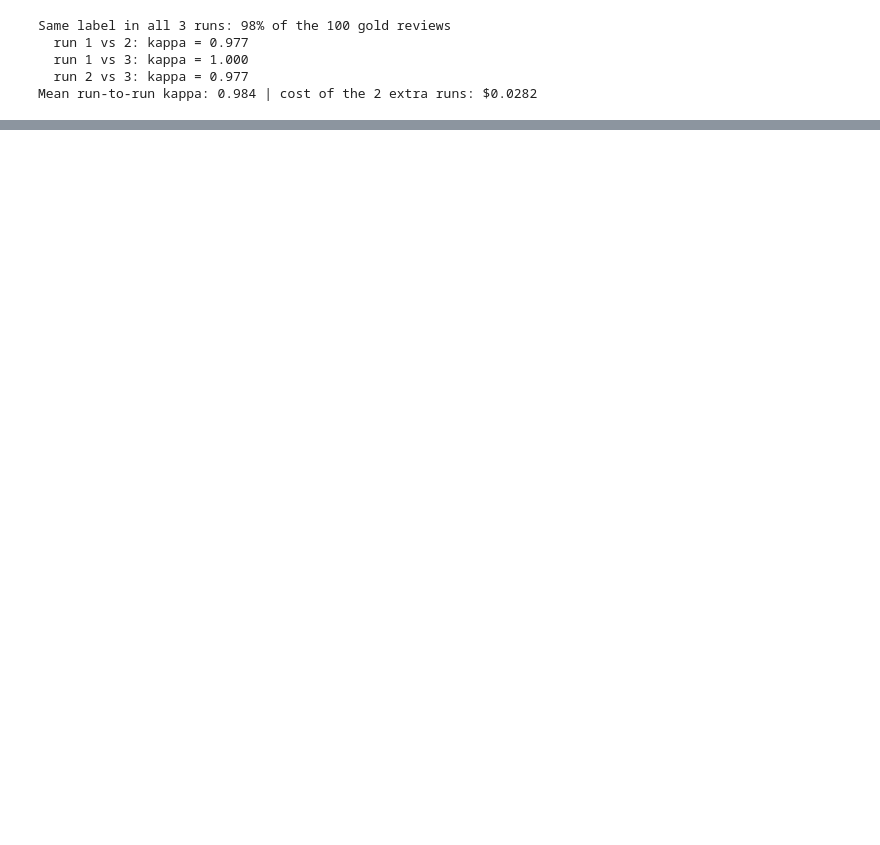
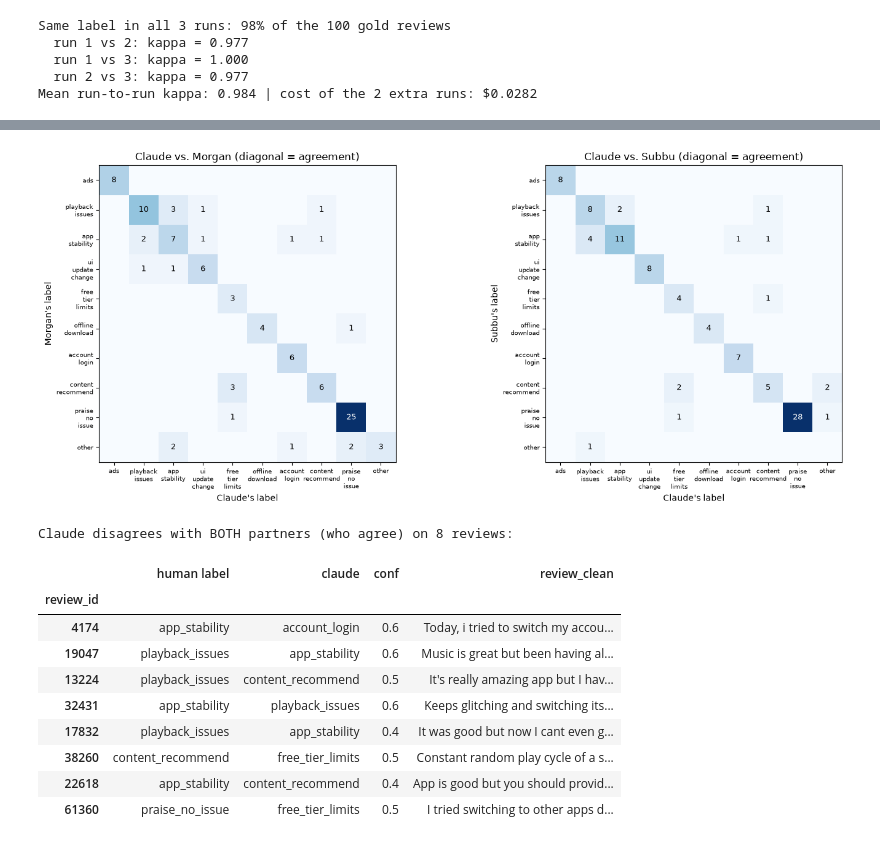
Before and after one commit to morghendy12/spotify_reviews_project, a Jupyter notebook: notebooks/spotify_review_triage.ipynb, the cells around one changed output, grey strips where cells are left out. Drawn from its saved outputs; the diff is of its cells as text; code cells hidden in the pictures; blank space fills up the shorter version.

```diff
--- a/notebooks/spotify_review_triage.ipynb
+++ b/notebooks/spotify_review_triage.ipynb
@@ -972,0 +1196,34 @@ Mean run-to-run kappa: 0.984 | cost of the 2 extra runs: $0.0282
+# %%
+fig, axes = plt.subplots(1, 2, figsize=(15, 6))
+short = {k: k.replace("_", "\n") for k in LABELS}
+for ax, ref in zip(axes, ["morgan", "subbu"]):
+    cm = confusion_matrix(ev[ref], ev["claude"], labels=list(LABELS))
+    ax.imshow(cm, cmap="Blues")
+    for i in range(len(LABELS)):
+        for j in range(len(LABELS)):
+            if cm[i, j]:
+                ax.text(j, i, cm[i, j], ha="center", va="center", color="white" if cm[i, j] > cm.max() / 2 else "black", fontsize=9)
+    ax.set_xticks(range(len(LABELS)), [short[k] for k in LABELS], fontsize=7)
+    ax.set_yticks(range(len(LABELS)), [short[k] for k in LABELS], fontsize=7)
+    ax.set_xlabel("Claude's label"); ax.set_ylabel(f"{ref.title()}'s label")
+    ax.set_title(f"Claude vs. {ref.title()} (diagonal = agreement)")
+plt.tight_layout(); plt.savefig(FIG / "confusion_claude_vs_humans.png", dpi=150); plt.show()
+
+# Which mistakes does Claude make most often? (pairs where Claude disagrees with BOTH humans, who agree with each other)
+both = ev[(ev["morgan"] == ev["subbu"]) & (ev["claude"] != ev["morgan"])]
+print(f"Claude disagrees with BOTH partners (who agree) on {len(both)} reviews:")
+with pd.option_context("display.max_colwidth", 120):
+    display(both[["morgan", "claude", "conf", "review_clean"]].rename(columns={"morgan": "human label"}))
+# %% [output]
+[figure, added]
+Claude disagrees with BOTH partners (who agree) on 8 reviews:
+|  | human label | claude | conf | review_clean |
+| review_id |  |  |  |  |
+| 4174 | app_stability | account_login | 0.6 | Today, i tried to switch my accou... |
+| 19047 | playback_issues | app_stability | 0.6 | Music is great but been having al... |
+| 13224 | playback_issues | content_recommend | 0.5 | It's really amazing app but I hav... |
+| 32431 | app_stability | playback_issues | 0.6 | Keeps glitching and switching its... |
+| 17832 | playback_issues | app_stability | 0.4 | It was good but now I cant even g... |
+| 38260 | content_recommend | free_tier_limits | 0.5 | Constant random play cycle of a s... |
+| 22618 | app_stability | content_recommend | 0.4 | App is good but you should provid... |
+| 61360 | praise_no_issue | free_tier_limits | 0.5 | I tried switching to other apps d... |
```
Also changed, not shown: parts of 17 cells of this notebook, 5 other files.
